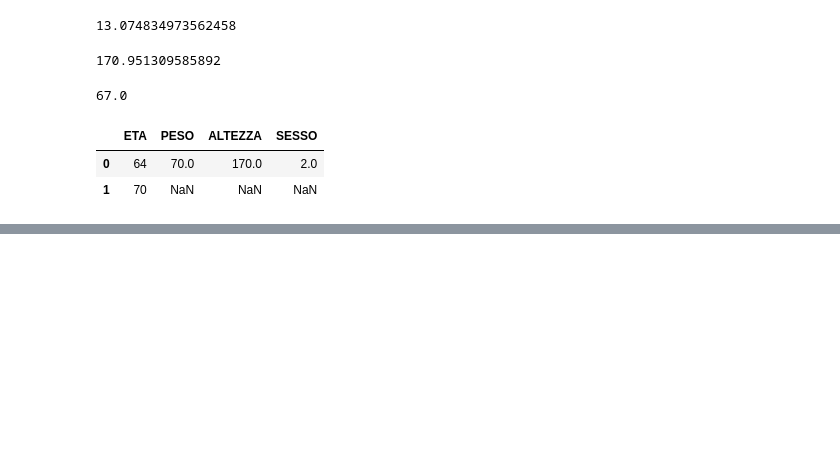
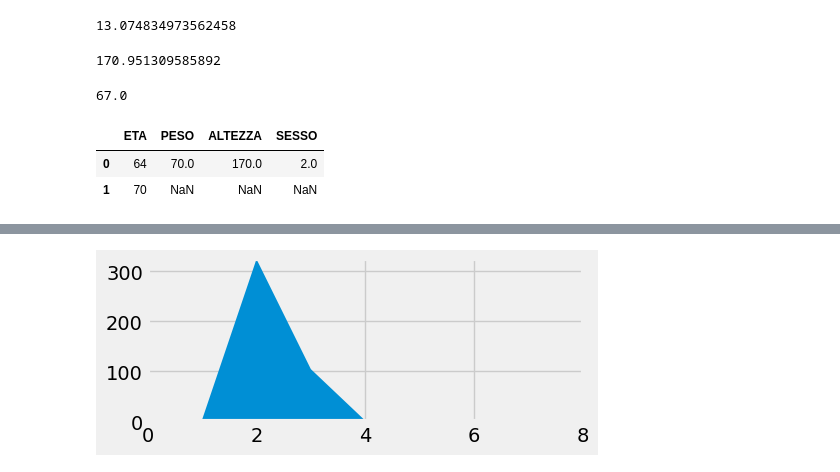
Before and after one commit to PippoZord/superhero-datascience, a Jupyter notebook: content/Esercitazioni/Anagrafica.ipynb, the cells around one changed output, grey strips where cells are left out. Drawn from its saved outputs; the diff is of its cells as text; code cells hidden in the pictures; blank space fills up the shorter version.

```diff
--- a/content/Esercitazioni/Anagrafica.ipynb
+++ b/content/Esercitazioni/Anagrafica.ipynb
@@ -323,0 +362,3 @@ player.mode()
+# %%
+index_mass = round(player["ALTEZZA"]/player["PESO"])
+index_mass
@@ -323,0 +381,3 @@ player.mode()
+# %%
+index_mass_freq = index_mass.value_counts().sort_index()
+index_mass_freq
@@ -323,0 +392,7 @@ player.mode()
+# %%
+plt.bar(index_mass_freq.index, index_mass_freq.values)
+plt.xlim((0, 8))
+plt.ylim((0, 324))
+plt.show()
+# %% [output]
+[figure, added]
```
Also changed, not shown: parts of 9 cells of this notebook.
